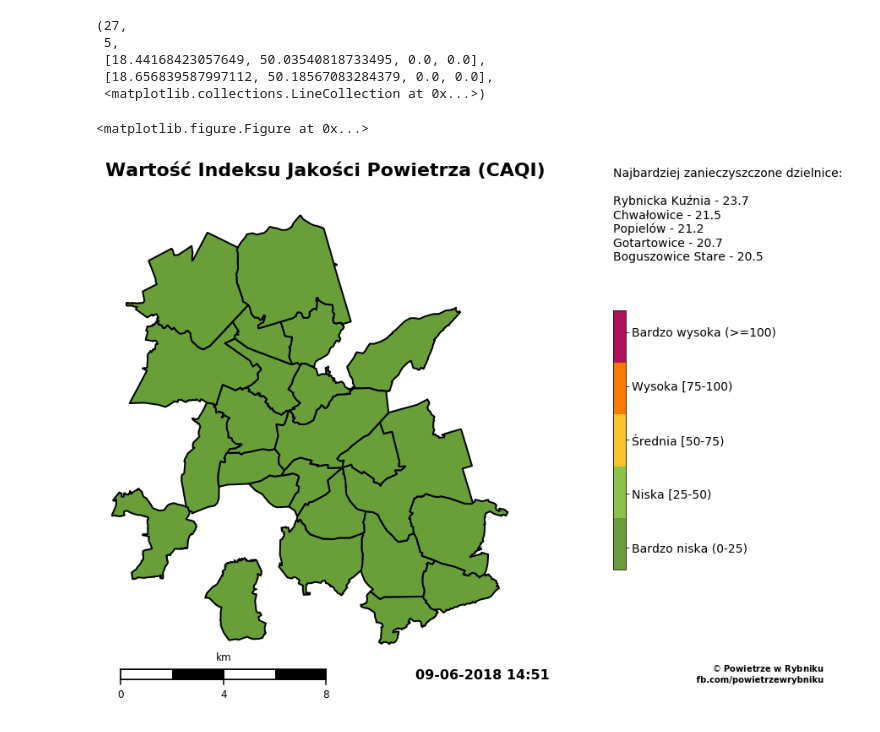
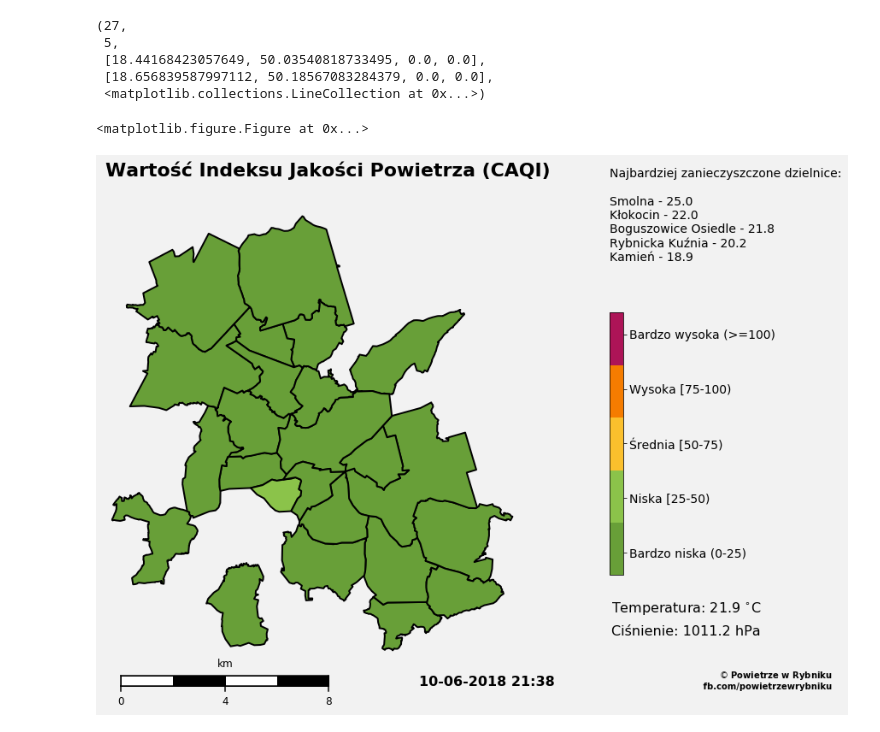
Before and after one commit to skrzypiec/powietrze_w_rybniku, a Jupyter notebook: script/script.ipynb, the cells around one changed output. Saved outputs shown, nothing was run; the diff lists cells and outputs as text; code cells hidden in the pictures.

```diff
--- a/script/script.ipynb
+++ b/script/script.ipynb
@@ -74,12 +75,18 @@ the_day = datetime.date.today() + datetime.timedelta(days=-1)
 date_to_print = the_day.strftime("%d-%m-%Y")
 date_to_file = the_day.strftime("%d%m%y")
 current_time_to_file = datetime.datetime.now().strftime("%Y%m%d%H%M")
+# %%
+#airly apikey
+airly = '***'
+
+#facebook token
+token = "***"
 # %%
 #Fetching data about sensors' location, names, id, current air pollution etc.
 
 headers = {
     'Accept': 'application/json',
-    'apikey': '***',
+    'apikey': airly,
 }
 
 #rybnik's geographical coordinates
@@ -115,7 +122,7 @@ ids = list(sensors.query('pollutionLevel != 0').index)
 
 headers = {
     'Accept': 'application/json',
-    'apikey': '***',
+    'apikey': airly,
 }
 
 allData = []
@@ -130,5 +137,10 @@ for i, sensId in enumerate(ids):
     response = requests.get('https://airapi.airly.eu/v1/sensor/measurements', headers=headers, params=params)
     data_js = response.json()
     allData.append(pd.DataFrame.from_dict(json_normalize(data_js), orient='columns'))
+
     currentMeasure.append(allData[i].iloc[:,:-2])
     currentMeasure[i]['id'] = sensId
+
+    #weather data for sensor in city center
+    if sensId == 2107:
+        weather = allData[-1].copy()
@@ -134,0 +152,10 @@ for i, sensId in enumerate(ids):
+# %%
+weatherData = pd.pivot_table(pd.DataFrame.from_dict(weather.history[0][0]).reset_index(), index=['fromDateTime', 'tillDateTime'], columns = 'index', values='measurements')
+for i in range(len(weather.history[0])-1):
+        weatherData = pd.concat([weatherData, pd.pivot_table(pd.DataFrame.from_dict(weather.history[0][i+1]).reset_index(), index=['fromDateTime', 'tillDateTime'], columns = 'index', values='measurements')])
+
+weatherData.reset_index(inplace=True)
+weatherData['hours'] = weatherData.fromDateTime.apply(lambda x: x[11:-4])
+
+#Pa to hPa
+weatherData.pressure = weatherData.pressure/100
@@ -230,7 +317,7 @@ norm = colors.BoundaryNorm(bounds, cmap.N)
 plt.clf()
 fig = plt.figure()
 ax = fig.add_subplot(111, facecolor='w', frame_on=False)
-fig.patch.set_facecolor('#ffffff')
+fig.patch.set_facecolor('#f2f2f2')
 
 # draw wards with black outlines
 df_map['patches'] = df_map['poly'].map(lambda x: PolygonPatch(x, ec='#000000', lw=2., alpha=1., zorder=4))
@@ -269,6 +356,23 @@ date = ax.text(
     color='#000000',
 transform=ax.transAxes)
 
+# Show current temperature
+tmpr = ax.text(
+    1.24, 0.170,
+    "Temperatura: %s $^{\circ}$C" %round(weather['currentMeasurements.temperature'].values[-1],1),
+    ha='left', va='bottom',
+    size=16,
+    color='#000000',
+transform=ax.transAxes)
+
+# Show current pressure
+prsr = ax.text(
+    1.24, 0.130,
+    u"Ciśnienie: %s hPa" %round(weather['currentMeasurements.pressure'].values[-1]/100,1),
+    ha='left', va='bottom',
+    size=16,
+    color='#000000',
+transform=ax.transAxes)
 
 # Bin method, copyright and source data info
 smallprint = cb.ax.text(
@@ -277,34 +381,34 @@ smallprint = cb.ax.text(
     ha='right', va='bottom',
     size=10,
     weight = 'bold',
     color='#000000',
     transform=ax.transAxes)
 
 
 # Draw a map scale
 m.drawmapscale(
     coords[0] + 0.06, coords[1] - 0.01,
     coords[0], coords[1],
     8.,
     barstyle='fancy', labelstyle='simple',
     fillcolor1='w', fillcolor2='#000000',
     fontcolor='#000000', fontsize=12,
     zorder=5)
 
 
 #Title
 plt.title("Wartość Indeksu Jakości Powietrza (CAQI)".decode('utf-8'), fontsize=22, loc='left', weight='bold')
 
 
 #Save the file
 plt.tight_layout()
 plt.gcf().subplots_adjust(bottom=0.1)
 fig.set_size_inches(12, 10)
 plt.savefig('pictures/cur_caqi_%s.png'%current_time_to_file, dpi=200, alpha=True, bbox_inches='tight')
 plt.show()
 # %% [output]
 <matplotlib.figure.Figure at 0x...>
-[figure, old version]
+[figure, new version]
 # %%
 #Create a map with current measurements for PM10 Index
 
```
Also changed, not shown: parts of 9 cells of this notebook.
